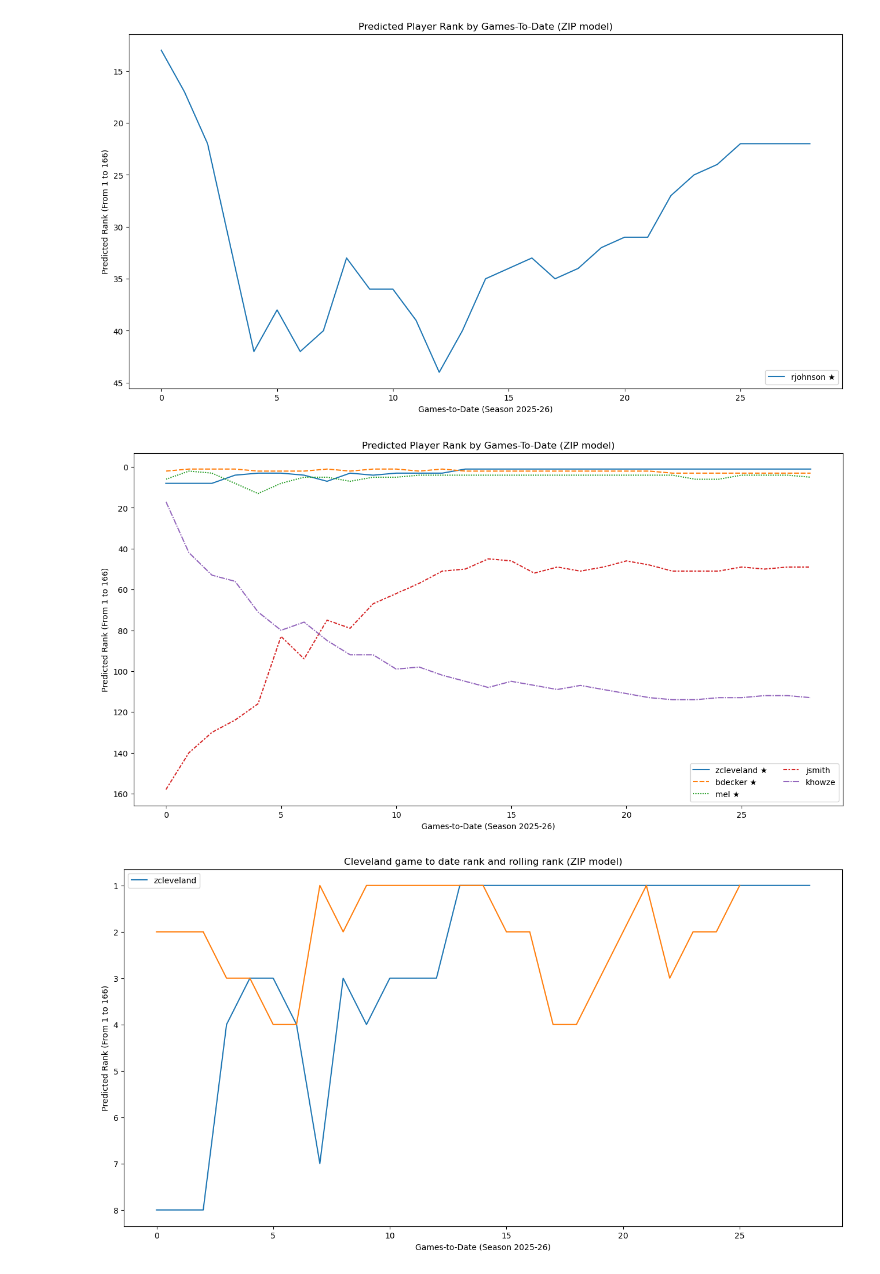
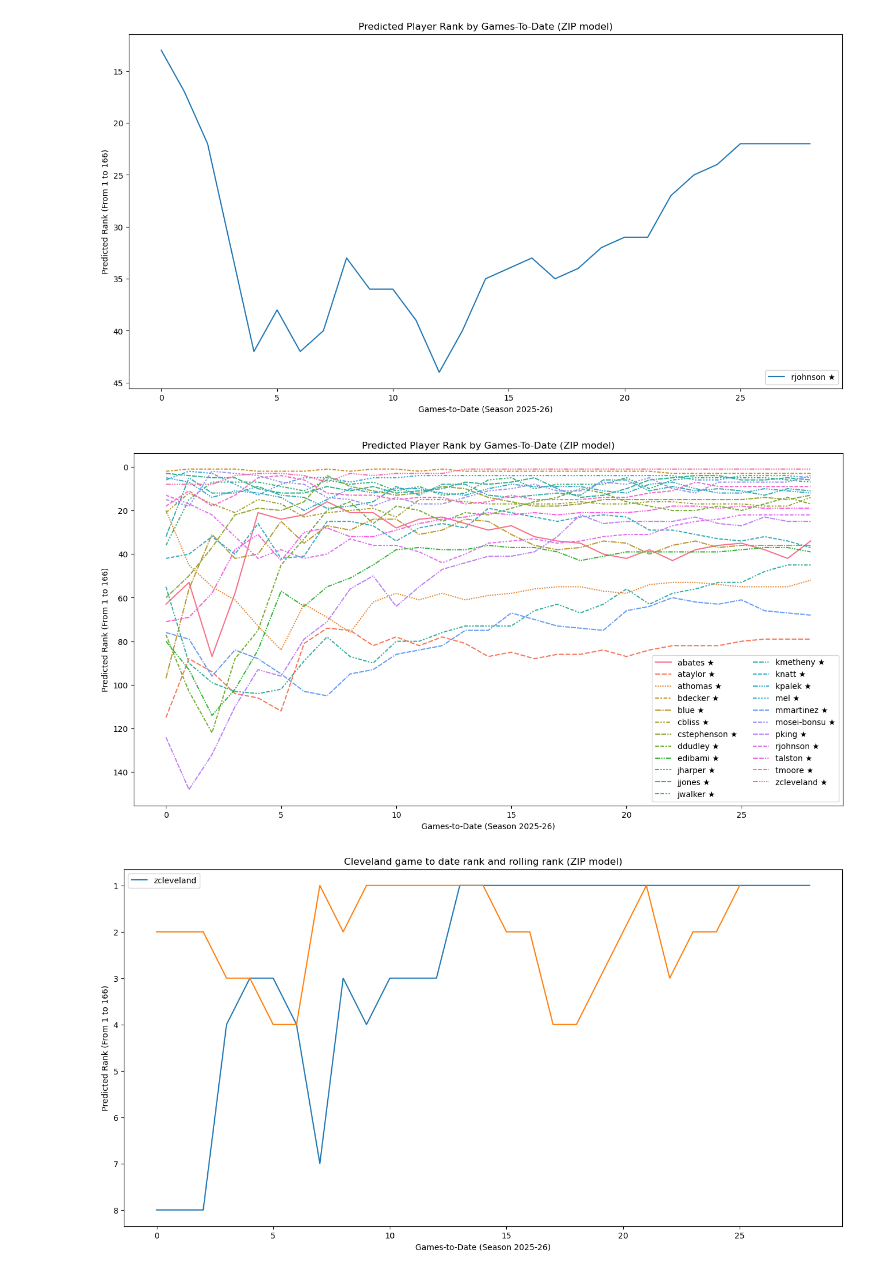
Before and after one commit to charlestlane/ksu_analyticsday_spring2026, a Jupyter notebook: code/DATA4990.Bresko.Lane.Treangen.Analysis.ipynb, the cells around one changed output. Saved outputs shown, nothing was run; the diff lists cells and outputs as text; code cells hidden in the pictures.

```diff
--- a/code/DATA4990.Bresko.Lane.Treangen.Analysis.ipynb
+++ b/code/DATA4990.Bresko.Lane.Treangen.Analysis.ipynb
@@ -735,24 +743,8 @@ from sklearn.metrics import mean_absolute_error, mean_squared_error, r2_score
 from scipy.stats import spearmanr
 import numpy as np
 
-def precision_at_k(y_true, y_pred, k):
-    # indices of top-k predicted values
-    top_k_pred = np.argsort(y_pred)[::-1][:k]
-    # actual winners (assuming y_true is binary 0/1)
-    actual_winners = np.where(y_true == 1)[0]
-    hits = np.intersect1d(top_k_pred, actual_winners)
-    return len(hits) / k
-
-def recall_at_k(y_true, y_pred, k):
-    actual_winners = np.where(y_true == 1)[0]
-    if len(actual_winners) == 0:
-        return np.nan
-    top_k_pred = np.argsort(y_pred)[::-1][:k]
-    hits = np.intersect1d(top_k_pred, actual_winners)
-    return len(hits) / len(actual_winners)
-
 def average_precision_at_k(y_true, y_pred, k):
-    # y_true: binary array (1 = relevant, 0 = not relevant)
+    # y_true: relvent scores (>0 = relevant, 0 = not relevant)
     # y_pred: predicted scores (higher = better)
 
     idx = np.argsort(y_pred)[::-1][:k]
@@ -760,7 +752,7 @@ def average_precision_at_k(y_true, y_pred, k):
     sum_precisions = 0
 
     for i, index in enumerate(idx, start=1):
-        if y_true[index] == 1:
+        if y_true[index] > 0:
             hits += 1
             sum_precisions += hits / i
 
@@ -776,14 +768,6 @@ def evaluate_regressor(y_true, y_pred, k=10):
     rho, _ = spearmanr(y_true, y_pred)
 
     # Ranking metrics
-    p_at_5 = precision_at_k(y_true, y_pred, 5)
-    p_at_10 = precision_at_k(y_true, y_pred, 10)
-    p_at_15 = precision_at_k(y_true, y_pred, 15)
-    p_at_20 = precision_at_k(y_true, y_pred, 20)
-    r_at_5 = recall_at_k(y_true, y_pred, 5)
-    r_at_10 = recall_at_k(y_true, y_pred, 10)
-    r_at_15 = recall_at_k(y_true, y_pred, 15)
-    r_at_20 = recall_at_k(y_true, y_pred, 20)
     ap_at_5 = average_precision_at_k(y_true, y_pred, 5)
     ap_at_10 = average_precision_at_k(y_true, y_pred, 10)
     ap_at_15 = average_precision_at_k(y_true, y_pred, 15)
@@ -798,14 +782,6 @@ def evaluate_regressor(y_true, y_pred, k=10):
         "AP@10": ap_at_10,
         "AP@15": ap_at_15,
         "AP@20": ap_at_20,
-        # f"P@5": p_at_5,
-        # f"P@10": p_at_10,
-        # f"P@15": p_at_15,
-        # f"P@20": p_at_20,
-        # f"R@5": r_at_5,
-        # f"R@10": r_at_10,
-        # f"R@15": r_at_15,
-        # f"R@20": r_at_20,
     }
 # %% [markdown]
 ## Basic Non-linear Models
@@ -843,7 +819,7 @@ reg_candidates = {
     ),
 
     "Poisson": (
-    PoissonRegressor(max_iter=1000, alpha=1.0),
+    PoissonRegressor(max_iter=1000),
     {"alpha": [0.001, 0.01, 0.1, 1.0, 10.0]}
     ),
 }
@@ -1435,20 +1422,20 @@ plt.show()
 [figure]
 # %%
 plt.figure(figsize=(16,8))
-myplot = sns.lineplot(holder_gtd_df_ranked[['zcleveland', 'bdecker', 'mel', 'jsmith', 'khowze']])
+myplot = sns.lineplot(holder_gtd_df_ranked[winners])
 # myplot.set_ylim([0,30])
 myplot.invert_yaxis()
 # myplot.set_yticks([1,5,10,15,20,25,30])
 myplot.set_ylabel("Predicted Rank (From 1 to 166)")
 myplot.set_xlabel("Games-to-Date (Season 2025-26)")
 myplot.set_title("Predicted Player Rank by Games-To-Date (ZIP model)")
 handles, labels = myplot.get_legend_handles_labels()
 new_labels = [label + " ★" if label in winners else label for label in labels]
 myplot.legend(handles, new_labels, loc="lower right", ncol=2)
 # myplot.set_xlim([1,28])
 plt.show()
 # %% [output]
-[figure, old version]
+[figure, new version]
 # %%
 plt.figure(figsize=(16,8))
 myplot = sns.lineplot(holder_gtd_df_ranked[['zcleveland']])
```
Also changed, not shown: parts of 9 cells of this notebook.
